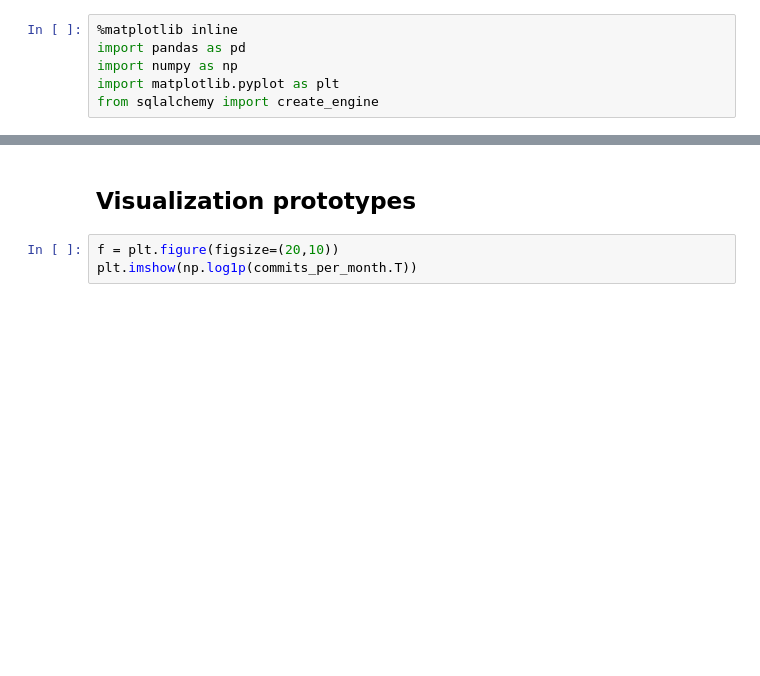
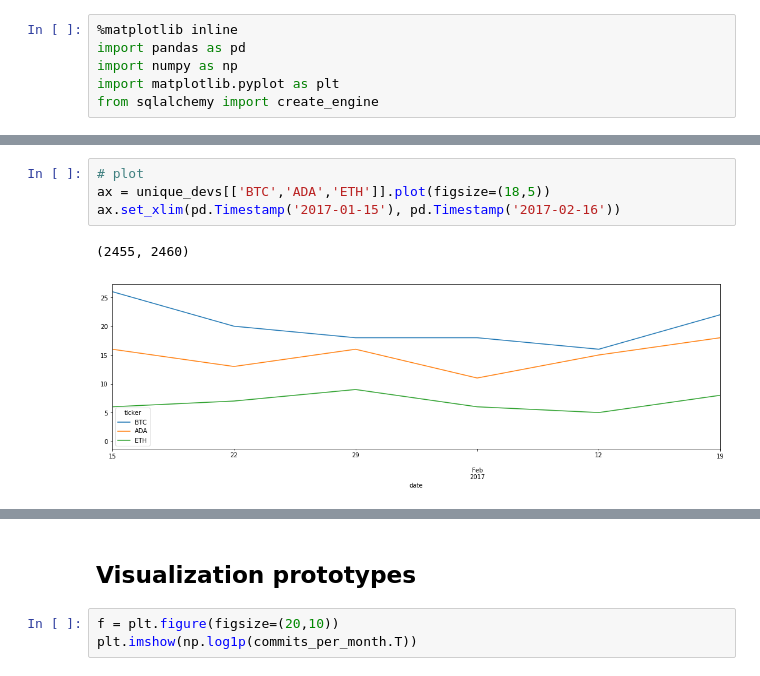
Before and after one commit to omdv/crypto-git-tracker, a Jupyter notebook: eda/EDA.ipynb, the cells around one changed output, grey strips where cells are left out. Drawn from its saved outputs; the diff is of its cells as text; blank space fills up the shorter version.

```diff
--- a/eda/EDA.ipynb
+++ b/eda/EDA.ipynb
@@ -31,0 +99,7 @@ Name: coin, dtype: int64
+# %%
+# plot
+ax = unique_devs[['BTC','ADA','ETH']].plot(figsize=(18,5))
+ax.set_xlim(pd.Timestamp('2017-01-15'), pd.Timestamp('2017-02-16'))
+# %% [output]
+(2455, 2460)
+[figure, added]
```
Also changed, not shown: parts of 33 cells of this notebook, 17 other files.
